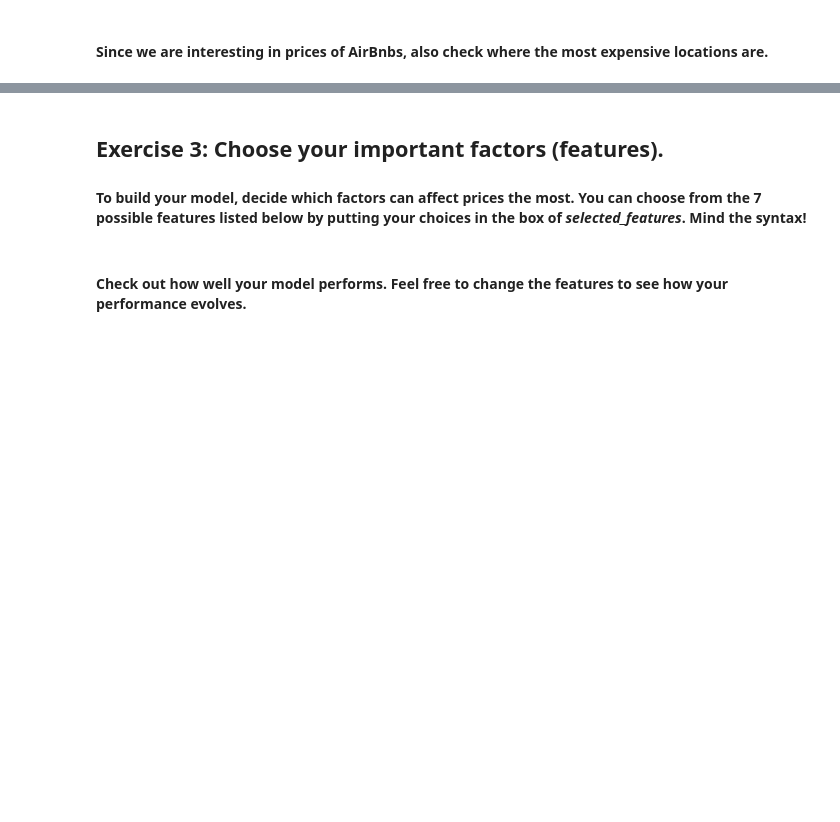
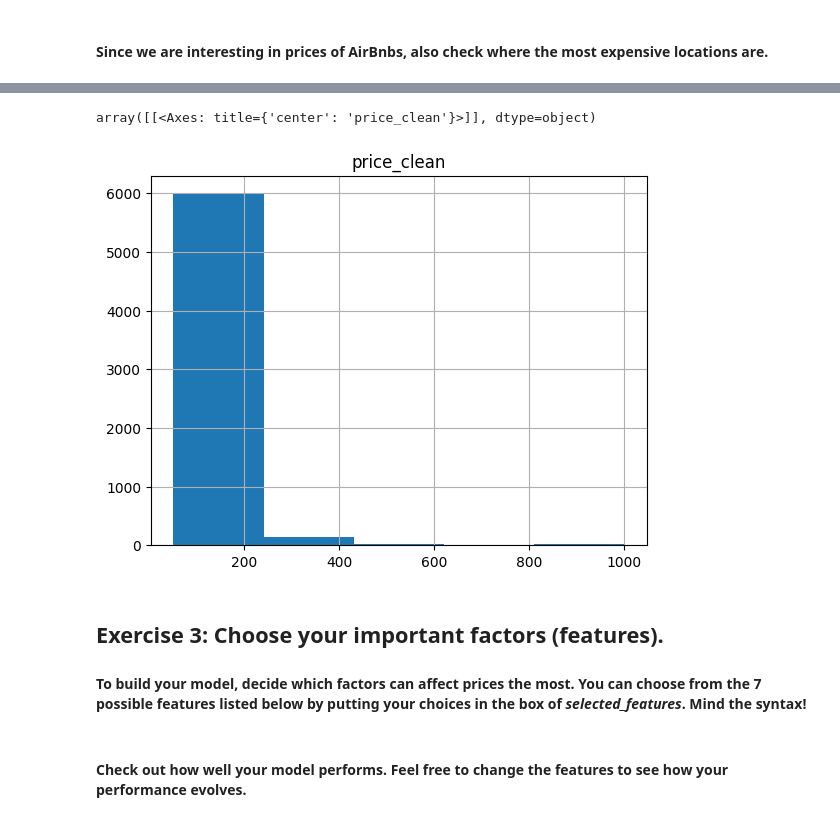
Before and after one commit to BognarAndras/BLK_Girls_day_2023, a Jupyter notebook: Airbnb_predictions.ipynb, the cells around one changed output, grey strips where cells are left out. Drawn from its saved outputs; the diff is of its cells as text; code cells hidden in the pictures; blank space fills up the shorter version.

```diff
--- a/Airbnb_predictions.ipynb
+++ b/Airbnb_predictions.ipynb
@@ -190,3 +243,10 @@ df = clean_data(df)
+# %%
+# distribution of prices - INCREASE THE VALUE OF BINS TO GET MORE DETAILS
+
+df.hist("price_clean", bins=5)
+# %% [output]
+array([[<Axes: title={'center': 'price_clean'}>]], dtype=object)
+[figure, added]
 # %% [markdown]
 ## Exercise 3: Choose your important factors (features).
 
```
Also changed, not shown: parts of 24 cells of this notebook.
